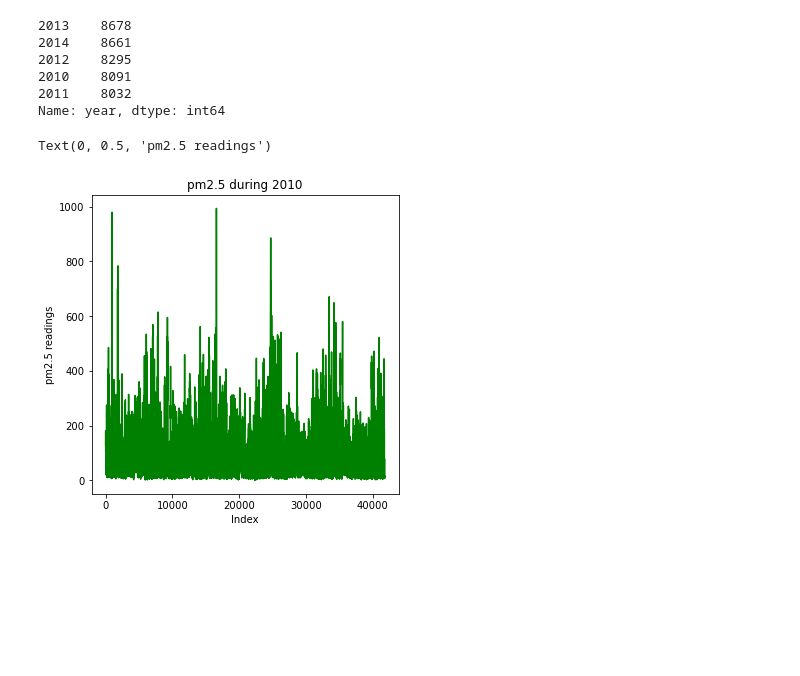
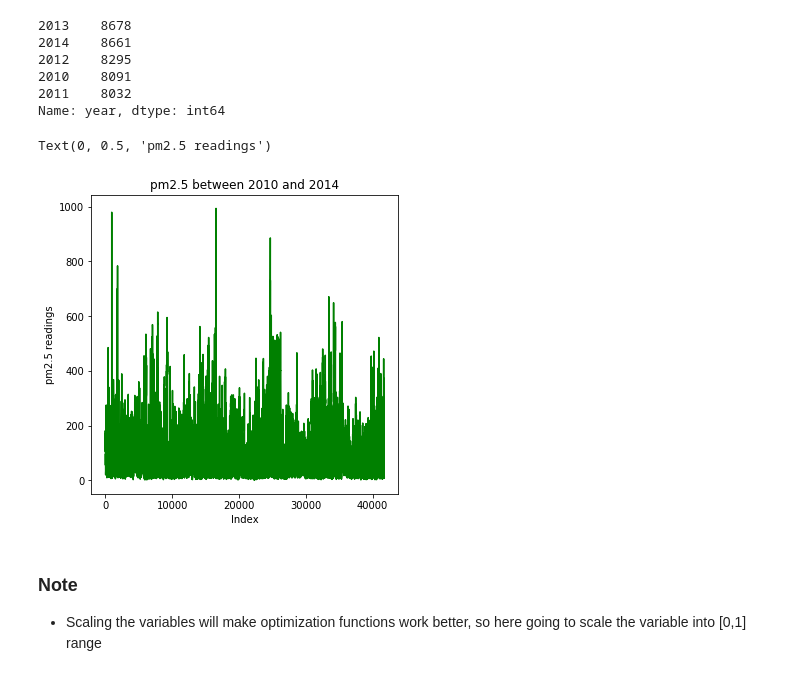
Before and after one commit to hanhanwu/Hanhan_Data_Science_Practice, a Jupyter notebook: sequencial_analysis/after_2020_practice/ts_RNN_basics.ipynb, the cells around one changed output. Drawn from its saved outputs; the diff is of its cells as text; code cells hidden in the pictures; blank space fills up the shorter version.

```diff
--- a/sequencial_analysis/after_2020_practice/ts_RNN_basics.ipynb
+++ b/sequencial_analysis/after_2020_practice/ts_RNN_basics.ipynb
@@ -66,9 +68,13 @@ Name: year, dtype: int64
 # %%
 plt.figure(figsize=(5.5, 5.5))
 g = sns.lineplot(data=df['pm2.5'], color='g')
-g.set_title('pm2.5 during 2010')
+g.set_title('pm2.5 between 2010 and 2014')
 g.set_xlabel('Index')
 g.set_ylabel('pm2.5 readings')
 # %% [output]
 Text(0, 0.5, 'pm2.5 readings')
-[figure, old version]
+[figure, new version]
+# %% [markdown]
+### Note
+
+* Scaling the variables will make optimization functions work better, so here going to scale the variable into [0,1] range
```
Also changed, not shown: parts of 18 cells of this notebook.
